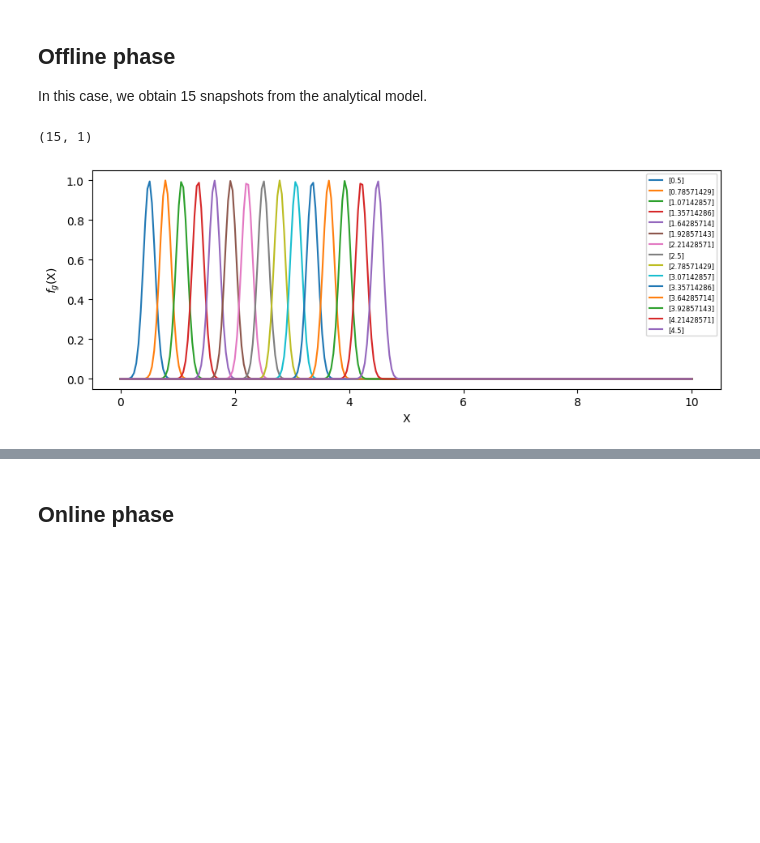
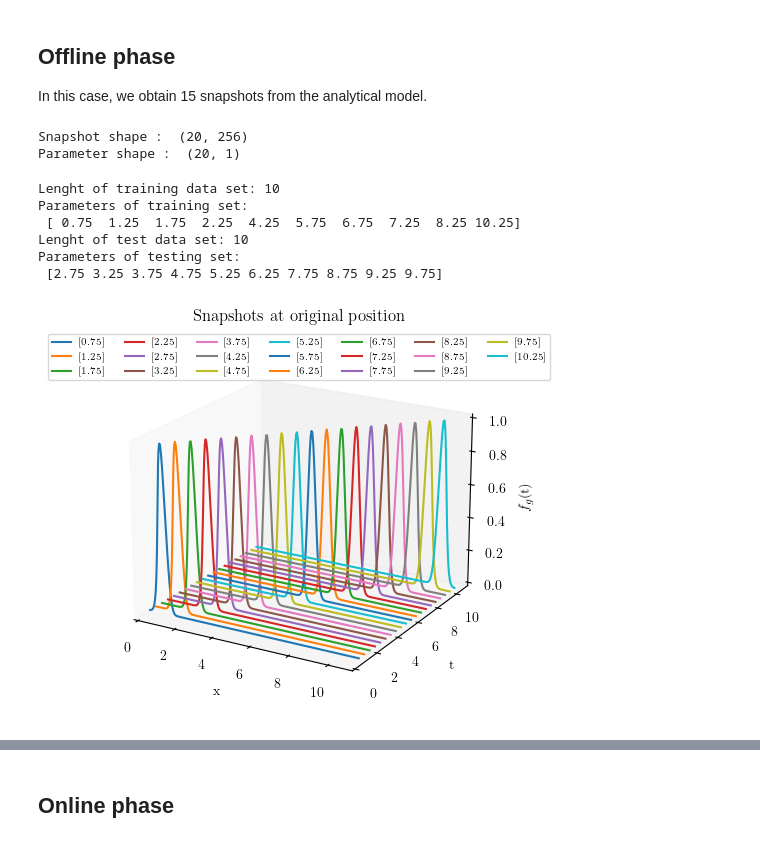
Before and after one commit to mathLab/EZyRB, a Jupyter notebook: tutorials/tutorial-3.ipynb, the cells around one changed output, grey strips where cells are left out. Cells and saved outputs as stored; diff of their text form; code cells hidden in the pictures; blank space fills up the shorter version.

```diff
--- a/tutorials/tutorial-3.ipynb
+++ b/tutorials/tutorial-3.ipynb
@@ -45,31 +49,69 @@ def gaussian(x, mu, sig):
     return np.exp(-np.power(x - mu, 2.) / (2 * np.power(sig, 2.)))
 
 def wave(t, res=256):
-    x = np.linspace(0, 10, res)
-    return x, gaussian(x, t, 0.1)   # parameterizing mean value
+    x = np.linspace(0, 11, res)
+    return x, gaussian(x, t, 0.2).T   # parameterizing mean value
 # %% [markdown]
 ## Offline phase
 
 In this case, we obtain 15 snapshots from the analytical model.
+# %%
+n_params = 20
+params = np.linspace(0.75, 10.25, n_params).reshape(-1, 1)
+
+pod = POD(rank=1)
+rbf = RBF()
+db = Database()
+
+for param in params:
+    space, values = wave(param)
+    snap = Snapshot(values=values.T, space=space)
+    db.add(Parameter(param), snap)
+
+print("Snapshot shape : ", db.snapshots_matrix.shape)
+print("Parameter shape : ", db.parameters_matrix.shape)
+# %% [output]
+Snapshot shape :  (20, 256)
+Parameter shape :  (20, 1)
 # %%
-n_params = 15
-params = np.linspace(0.5, 4.5, n_params).reshape(-1, 1)
-print(params.shape)
+db_train, db_test = db.split([0.7,0.3])
+print("Lenght of training data set:", len(db_train))
+print(f"Parameters of training set: \n {db_train.parameters_matrix.flatten()}")
+
+print("Lenght of test data set:", len(db_test))
+print(f"Parameters of testing set: \n {db_test.parameters_matrix.flatten()}")
 # %% [output]
-(15, 1)
+Lenght of training data set: 10
+Parameters of training set:
+ [ 0.75  1.25  1.75  2.25  4.25  5.75  6.75  7.25  8.25 10.25]
+Lenght of test data set: 10
+Parameters of testing set:
+ [2.75 3.25 3.75 4.75 5.25 6.25 7.75 8.75 9.25 9.75]
 # %%
-pod = POD() #rank=1
-rbf = RBF()
-db = Database()
+plt.rcParams.update({
+    "text.usetex": True,
+    "font.family": "serif",
+    "font.serif": ["Times New Roman"],
+})
+
+fig1 = plt.figure(figsize=(5,5))
+ax = fig1.add_subplot(111,projection='3d')
+
 for param in params:
     space, values = wave(param)
-    snap = Snapshot(values=values, space=space)
-    db.add(Parameter(param), snap)
-    plt.rcParams["figure.figsize"] = (10,3.5)
-    plt.plot(Snapshot(space), Snapshot(values), label = param)
-    plt.ylabel('$f_{g}$(X)')
-    plt.xlabel('X')
-    plt.legend(prop={'size': 6})
+    snap = Snapshot(values=values.T, space=space)
+    ax.plot(space, param*np.ones(space.shape), values, label = f"{param}")
+ax.set_xlabel('x')
+ax.set_ylabel('t')
+ax.set_zlabel('$f_{g}$(t)')
+ax.set_xlim(0,11)
+ax.set_ylim(0,11)
+ax.set_zlim(0,1)
+ax.legend(loc="upper center", ncol=7, prop = { "size": 7})
+ax.grid(False)
+ax.view_init(elev=20, azim=-60, roll=0)
+ax.set_title("Snapshots at original position")
+plt.show()
 # %% [output]
-[figure, old version]
+[figure, new version]
 # %%
```
Also changed, not shown: parts of 17 cells of this notebook.
